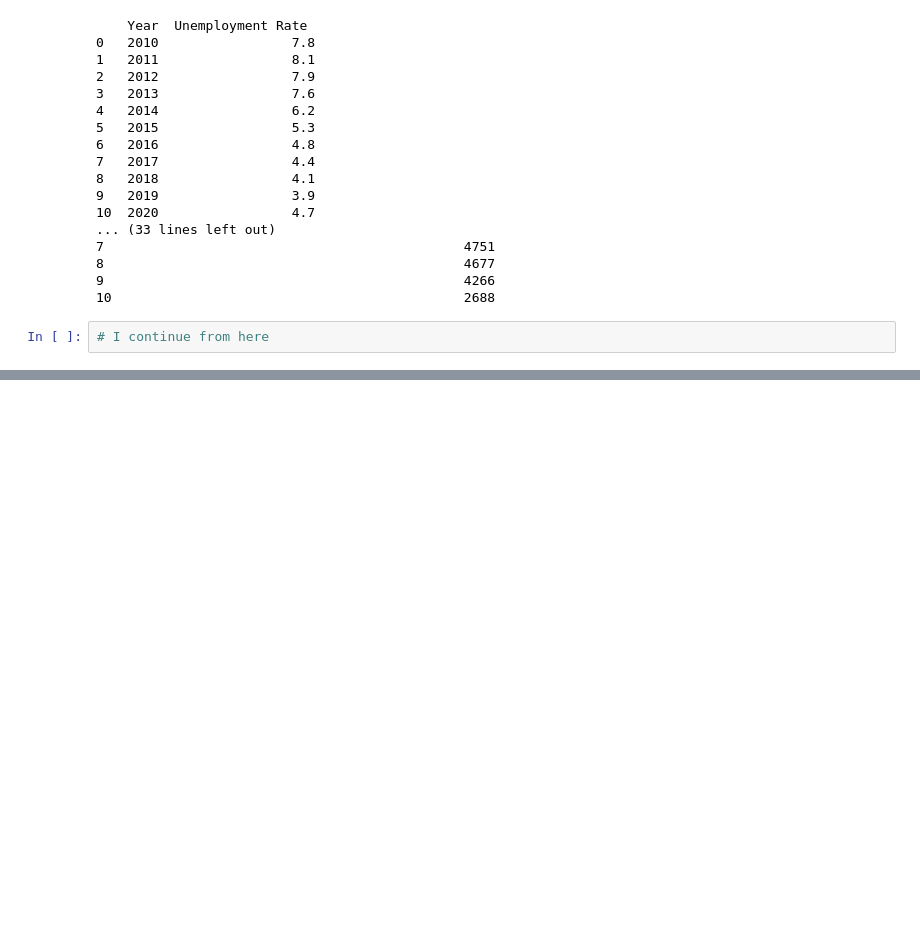
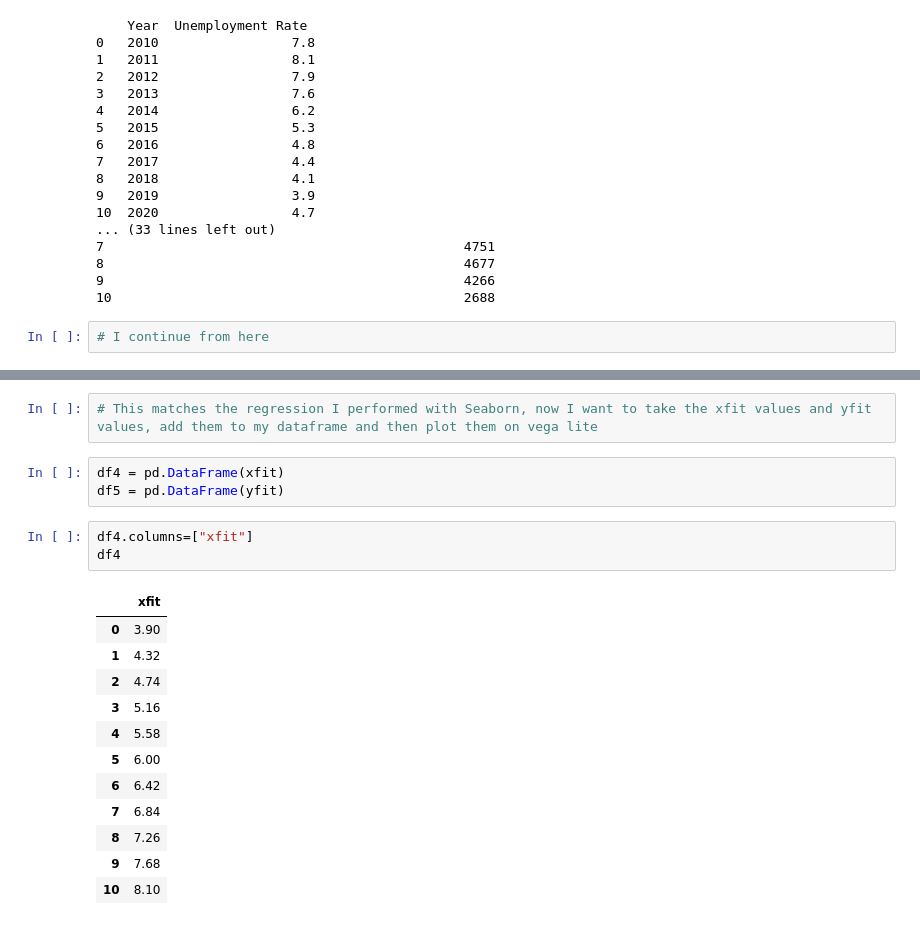
Before and after one commit to EliezerMeyer/EliezerMeyer.github.io, a Jupyter notebook: Homework9_continued.ipynb, the cells around one changed output, grey strips where cells are left out. Saved outputs shown, nothing was run; the diff lists cells and outputs as text; blank space fills up the shorter version.

```diff
--- a/Homework9_continued.ipynb
+++ b/Homework9_continued.ipynb
@@ -81,0 +101,21 @@ plt.savefig(r'C:\Users\meyer\github\EliezerMeyer.github.io\Homework9_regressioni
+# %%
+# This matches the regression I performed with Seaborn, now I want to take the xfit values and yfit values, add them to my dataframe and then plot them on vega lite
+# %%
+df4 = pd.DataFrame(xfit)
+df5 = pd.DataFrame(yfit)
+# %%
+df4.columns=["xfit"]
+df4
+# %% [output]
+|  | xfit |
+| 0 | 3.90 |
+| 1 | 4.32 |
+| 2 | 4.74 |
+| 3 | 5.16 |
+| 4 | 5.58 |
+| 5 | 6.00 |
+| 6 | 6.42 |
+| 7 | 6.84 |
+| 8 | 7.26 |
+| 9 | 7.68 |
+| 10 | 8.10 |
```
Also changed, not shown: parts of 12 cells of this notebook, 2 other files.
